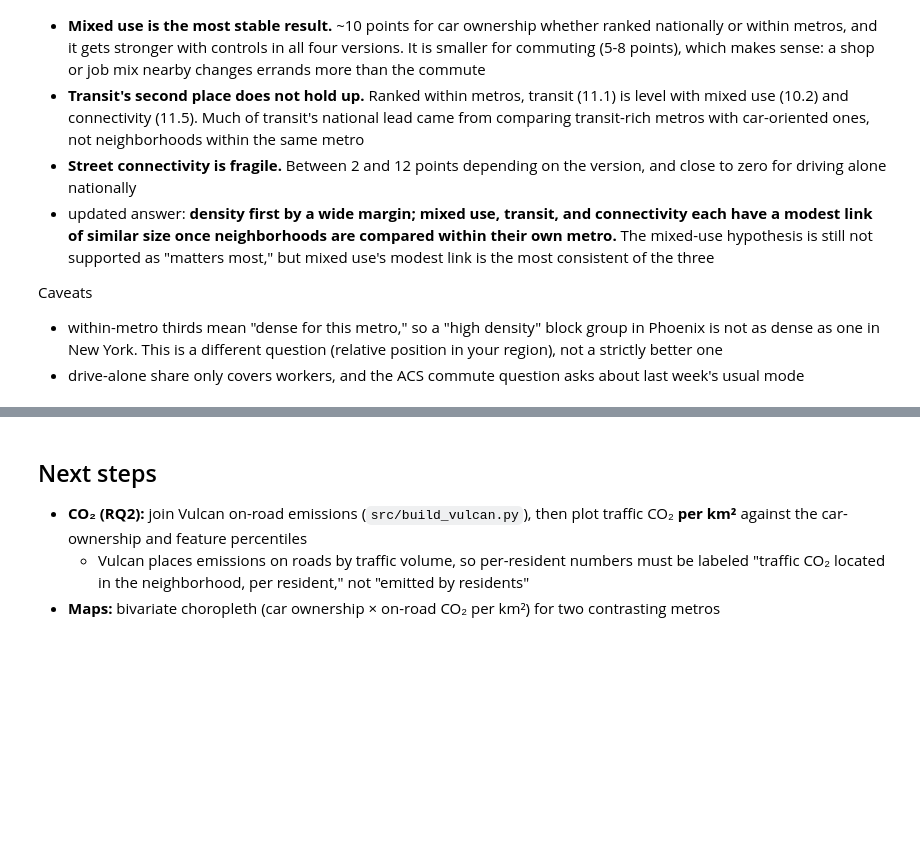
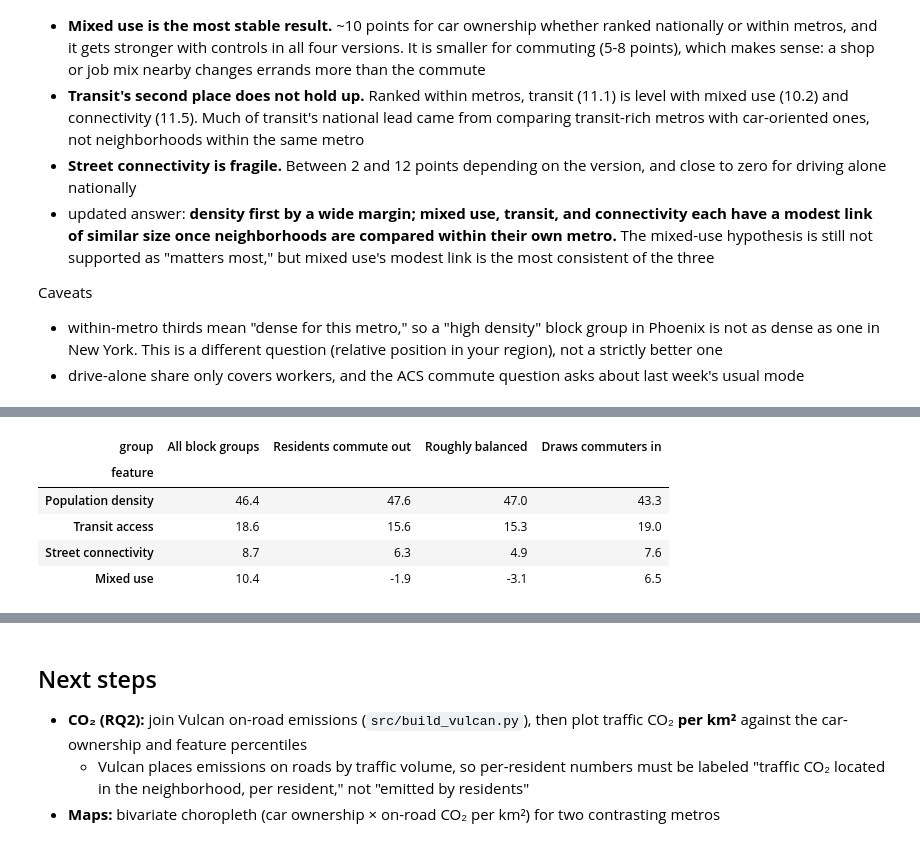
Before and after one commit to schaddha05/DATA23700-Final-Project, a Jupyter notebook: notebooks/01_built_environment_vs_car_ownership.ipynb, the cells around one changed output, grey strips where cells are left out. Drawn from its saved outputs; the diff is of its cells as text; code cells hidden in the pictures; blank space fills up the shorter version.

```diff
--- a/notebooks/01_built_environment_vs_car_ownership.ipynb
+++ b/notebooks/01_built_environment_vs_car_ownership.ipynb
@@ -718,0 +770,20 @@ Caveats
+# %%
+# Fig 4's gaps, computed separately inside each commuting group (national percentiles, 2+ cars outcome)
+commute_gaps = []
+for role in ROLES:
+    t = gaps_for(df[df["commute_role"] == role], "pct_2plus_cars", "households", within_metro=False)
+    t["group"] = role
+    commute_gaps.append(t.reset_index())
+t = gaps.reset_index()          # Fig 4's table: all block groups
+t["group"] = "All block groups"
+commute_gaps.append(t)
+commute_gaps = pd.concat(commute_gaps, ignore_index=True)
+
+commute_gaps.pivot_table(index="feature", columns="group", values=LEVELS[2]).reindex(index=feature_order, columns=["All block groups"] + ROLES).round(1)
+# %% [output]
+| group | All block groups | Residents commute out | Roughly balanced | Draws commuters in |
+| feature |  |  |  |  |
+| Population density | 46.4 | 47.6 | 47.0 | 43.3 |
+| Transit access | 18.6 | 15.6 | 15.3 | 19.0 |
+| Street connectivity | 8.7 | 6.3 | 4.9 | 7.6 |
+| Mixed use | 10.4 | -1.9 | -3.1 | 6.5 |
```
Also changed, not shown: parts of 9 cells of this notebook, 2 other files.
